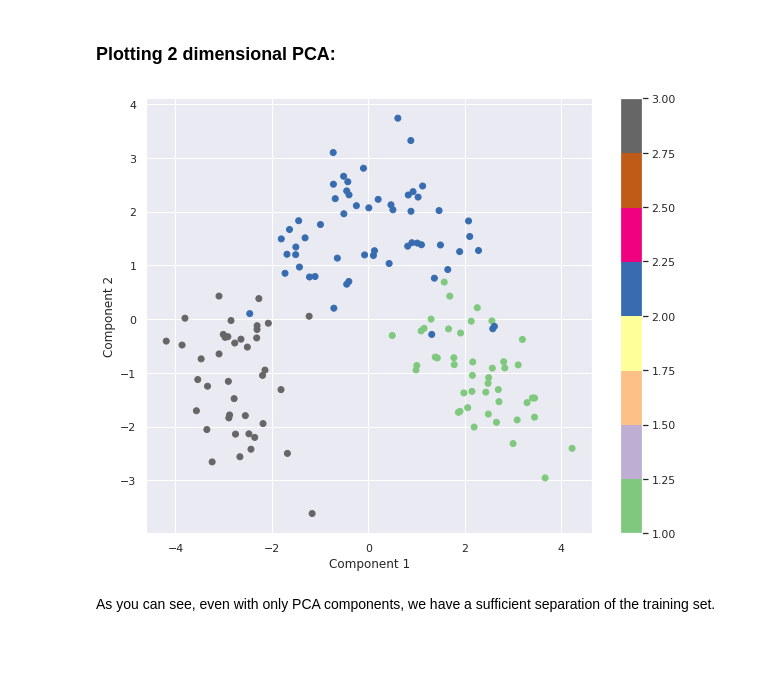
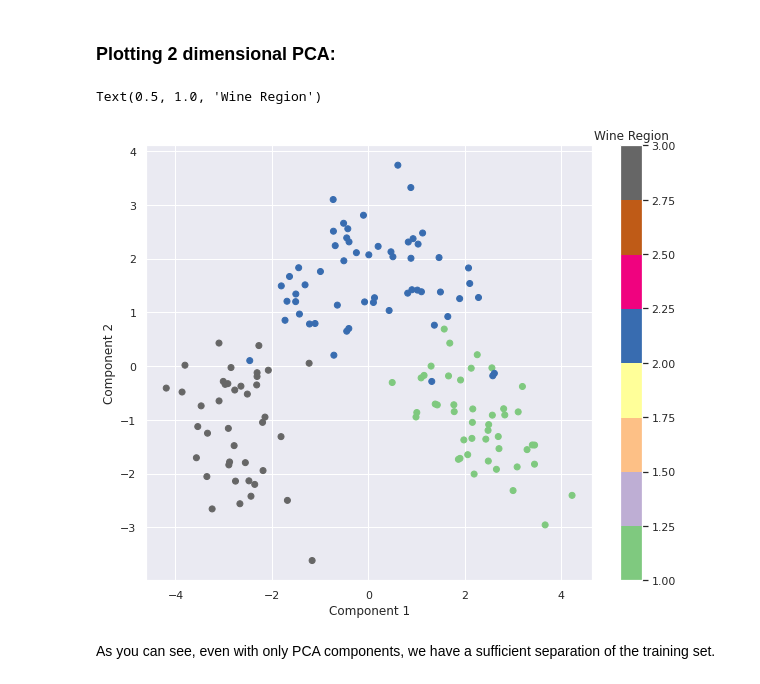
Before and after one commit to remun5/Fashion-MNIST-Keras, a Jupyter notebook: ProjectWine_PCA.ipynb, the cells around one changed output. Saved outputs shown, nothing was run; the diff lists cells and outputs as text; code cells hidden in the pictures; blank space fills up the shorter version.

Commit message:
Updated colorbar

```diff
--- a/ProjectWine_PCA.ipynb
+++ b/ProjectWine_PCA.ipynb
@@ -144,13 +144,13 @@ pd.DataFrame(data)
 ### **Plotting 2 dimensional PCA:**
 # %%
 plt.figure(figsize = (10, 8))
-colour = {1:'red', 2:'blue', 3:'green'}
-y_c = map(colour.get, y_train)
 plt.scatter(data[:,0], data[:, 1], c = y_train, cmap = 'Accent')
 plt.xlabel('Component 1')
 plt.ylabel('Component 2')
-plt.colorbar();
+clb = plt.colorbar()
+clb.ax.set_title('Wine Region')
 # %% [output]
+Text(0.5, 1.0, 'Wine Region')
-[figure, old version]
+[figure, new version]
 # %% [markdown]
 As you can see, even with only PCA components, we have a sufficient separation of the training set.
```
